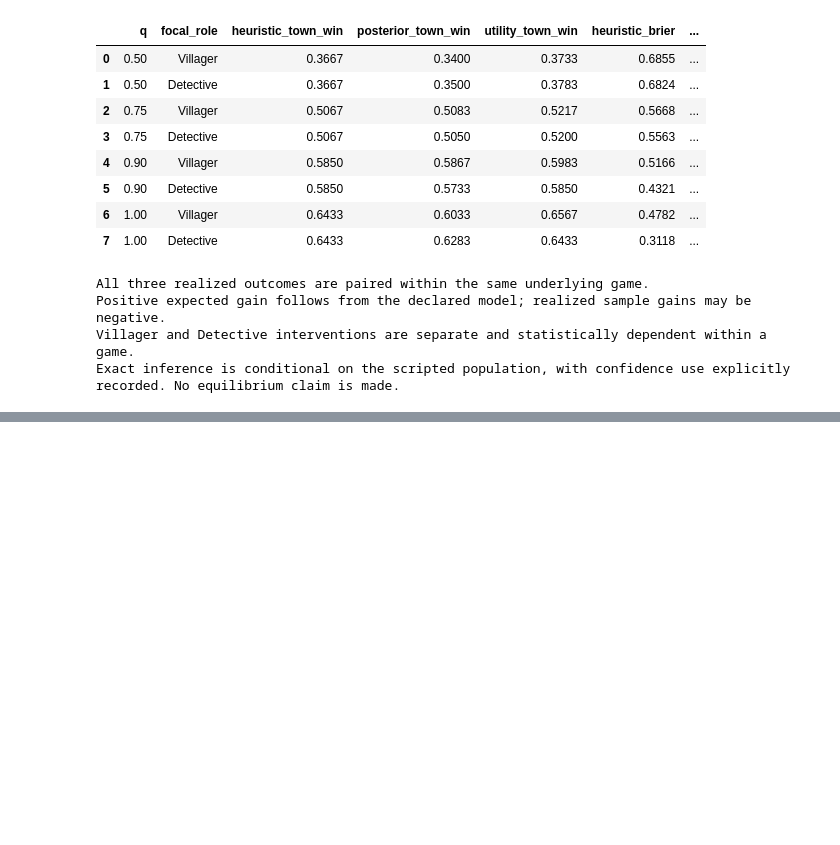
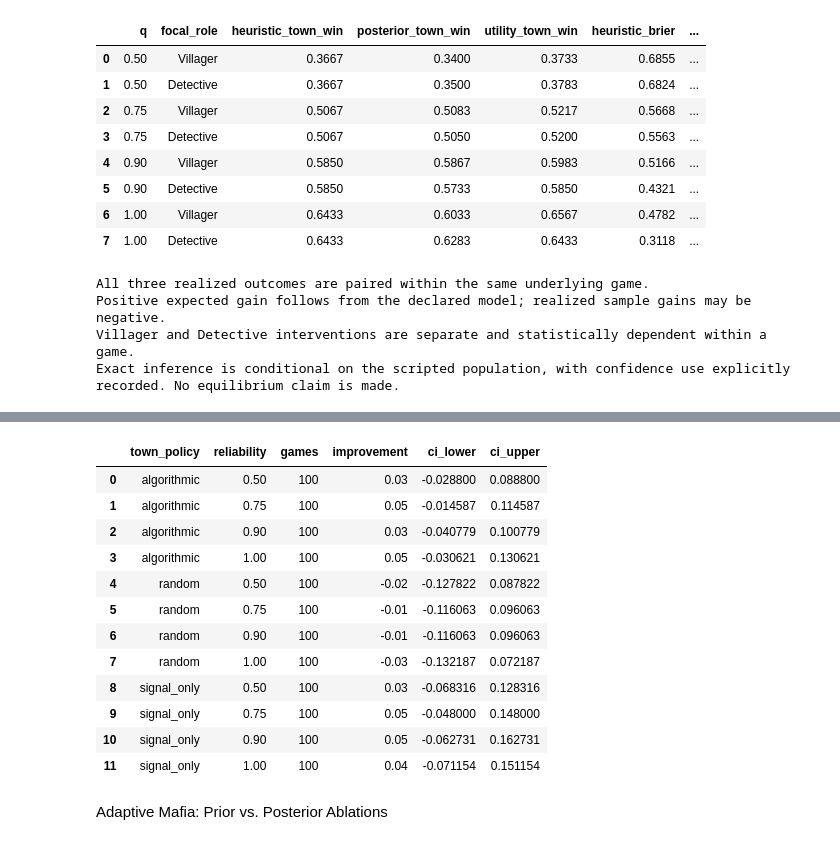
Before and after one commit to ddinesh19/15784_Mafia, a Jupyter notebook: Mafia_LocalLLM_Comparison.ipynb, the cells around one changed output, grey strips where cells are left out. Drawn from its saved outputs; the diff is of its cells as text; code cells hidden in the pictures; blank space fills up the shorter version.

```diff
--- a/Mafia_LocalLLM_Comparison.ipynb
+++ b/Mafia_LocalLLM_Comparison.ipynb
@@ -2930,0 +3292,59 @@ if RUN_SAVED_DIAGNOSTICS:
+# %%
+# Compare Adaptive Mafia with the original Mafia using paired game seeds.
+paired_results = []
+
+for town in ["algorithmic", "random", "signal_only"]:
+  for q in ADAPTIVE_RELIABILITIES:
+    original = {
+      row["seed"]: 1 - row["metrics"]["village_win"]
+      for row in adaptive_rows
+      if row["town_policy"] == town
+      and row["mafia_policy"] == "algorithmic"
+      and row["reliability"] == q
+      and row["status"] == "ok"
+    }
+
+    adaptive = {
+      row["seed"]: 1 - row["metrics"]["village_win"]
+      for row in adaptive_rows
+      if row["town_policy"] == town
+      and row["mafia_policy"] == "adaptive"
+      and row["reliability"] == q
+      and row["status"] == "ok"
+    }
+
+    seeds = sorted(set(original) & set(adaptive))
+    differences = np.array([
+      adaptive[seed] - original[seed]
+      for seed in seeds
+    ])
+
+    mean = differences.mean()
+    se = differences.std(ddof=1) / np.sqrt(len(differences))
+
+    paired_results.append({
+      "town_policy": town,
+      "reliability": q,
+      "games": len(seeds),
+      "improvement": mean,
+      "ci_lower": mean - 1.96 * se,
+      "ci_upper": mean + 1.96 * se
+    })
+
+display(pd.DataFrame(paired_results))
+# %% [output]
+|  | town_policy | reliability | games | improvement | ci_lower | ci_upper |
+| 0 | algorithmic | 0.50 | 100 | 0.03 | -0.028800 | 0.088800 |
+| 1 | algorithmic | 0.75 | 100 | 0.05 | -0.014587 | 0.114587 |
+| 2 | algorithmic | 0.90 | 100 | 0.03 | -0.040779 | 0.100779 |
+| 3 | algorithmic | 1.00 | 100 | 0.05 | -0.030621 | 0.130621 |
+| 4 | random | 0.50 | 100 | -0.02 | -0.127822 | 0.087822 |
+| 5 | random | 0.75 | 100 | -0.01 | -0.116063 | 0.096063 |
+| 6 | random | 0.90 | 100 | -0.01 | -0.116063 | 0.096063 |
+| 7 | random | 1.00 | 100 | -0.03 | -0.132187 | 0.072187 |
+| 8 | signal_only | 0.50 | 100 | 0.03 | -0.068316 | 0.128316 |
+| 9 | signal_only | 0.75 | 100 | 0.05 | -0.048000 | 0.148000 |
+| 10 | signal_only | 0.90 | 100 | 0.05 | -0.062731 | 0.162731 |
+| 11 | signal_only | 1.00 | 100 | 0.04 | -0.071154 | 0.151154 |
+# %% [markdown]
+Adaptive Mafia: Prior vs. Posterior Ablations
```
Also changed, not shown: parts of 37 cells of this notebook.
